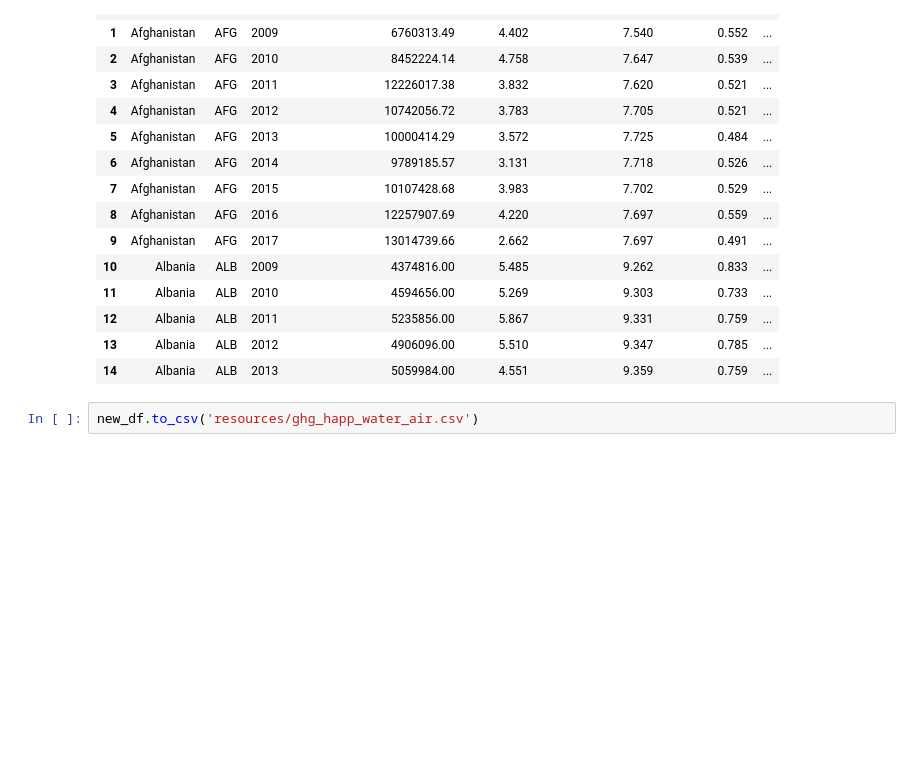
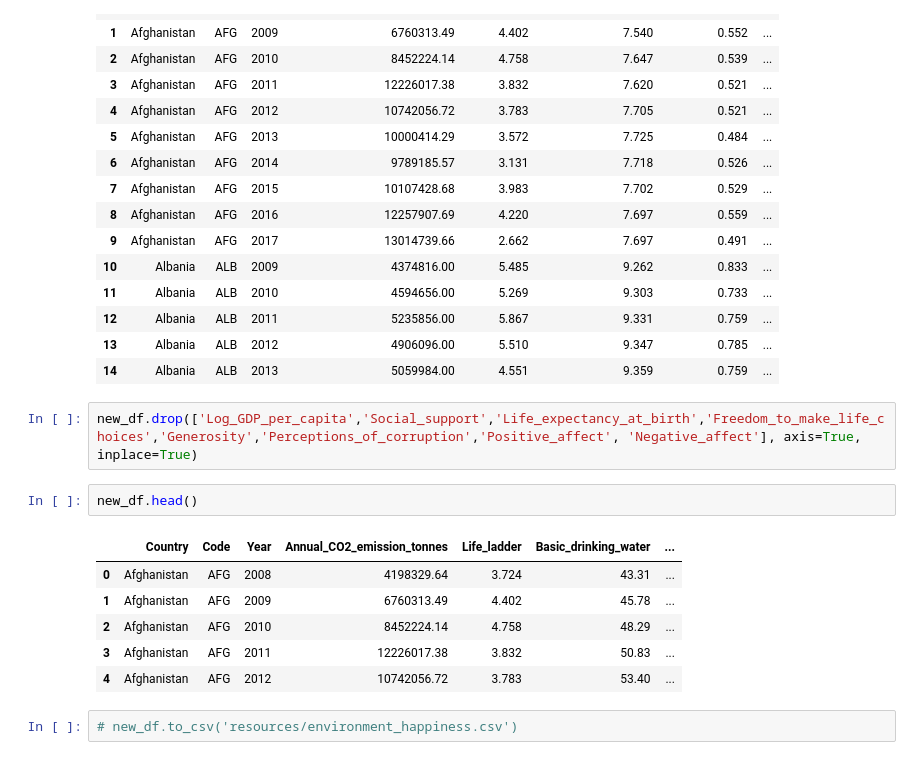
Before and after one commit to SDCoulter/final_project, a Jupyter notebook: combine_datasets.ipynb, the cells around one changed output. Saved outputs shown, nothing was run; the diff lists cells and outputs as text; blank space fills up the shorter version.

```diff
--- a/combine_datasets.ipynb
+++ b/combine_datasets.ipynb
@@ -63,5 +63,16 @@ new_df.head(15)
 | 12 | Albania | ALB | 2011 | 5235856.00 | 5.867 | 9.331 | 0.759 | ... |
 | 13 | Albania | ALB | 2012 | 4906096.00 | 5.510 | 9.347 | 0.785 | ... |
 | 14 | Albania | ALB | 2013 | 5059984.00 | 4.551 | 9.359 | 0.759 | ... |
+# %%
+new_df.drop(['Log_GDP_per_capita','Social_support','Life_expectancy_at_birth','Freedom_to_make_life_choices','Generosity','Perceptions_of_corruption','Positive_affect', 'Negative_affect'], axis=True, inplace=True)
+# %%
+new_df.head()
+# %% [output]
+|  | Country | Code | Year | Annual_CO2_emission_tonnes | Life_ladder | Basic_drinking_water | ... |
+| 0 | Afghanistan | AFG | 2008 | 4198329.64 | 3.724 | 43.31 | ... |
+| 1 | Afghanistan | AFG | 2009 | 6760313.49 | 4.402 | 45.78 | ... |
+| 2 | Afghanistan | AFG | 2010 | 8452224.14 | 4.758 | 48.29 | ... |
+| 3 | Afghanistan | AFG | 2011 | 12226017.38 | 3.832 | 50.83 | ... |
+| 4 | Afghanistan | AFG | 2012 | 10742056.72 | 3.783 | 53.40 | ... |
 # %%
-new_df.to_csv('resources/ghg_happ_water_air.csv')
+# new_df.to_csv('resources/environment_happiness.csv')
```
Also changed, not shown: 1 other file.
